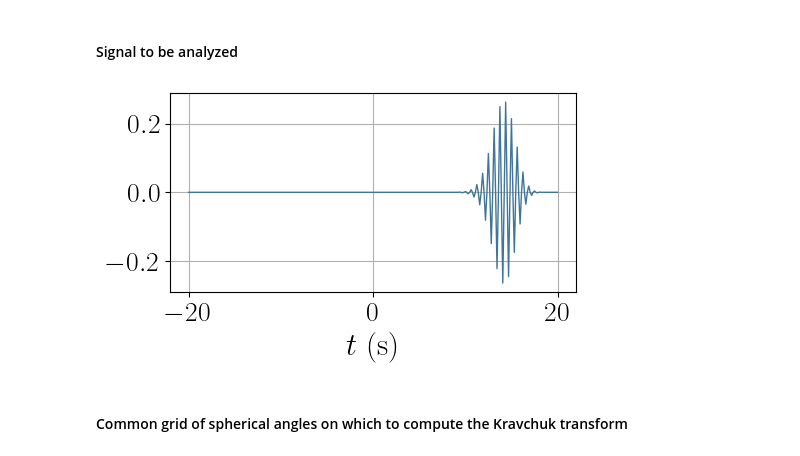
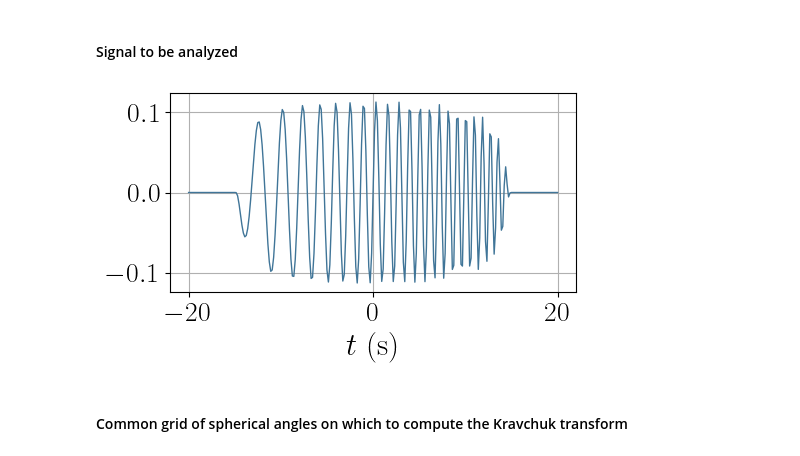
Before and after one commit to GRETSI-2025/GRETSI25_Label-Argent_Transformee-de-Kravchuk-realignee-implementation-efficace-et-illustration, a Jupyter notebook: notebooks/kravchuk-aligned-transform.ipynb, the cells around one changed output. Saved outputs shown, nothing was run; the diff lists cells and outputs as text; code cells hidden in the pictures.

```diff
--- a/notebooks/kravchuk-aligned-transform.ipynb
+++ b/notebooks/kravchuk-aligned-transform.ipynb
@@ -16,17 +16,16 @@ observe        = 20
 # %% [markdown]
 #### Signal to be analyzed
 # %%
-# spherical coordinates parameterizing the coherent state
-theta          = 3*np.pi/4
-phi            = np.pi/2
+# duration of the chirp
+duration = 15
 
 # coherent state
-signal,time_t  = the_noisy_coherent_state(N,observe = observe, theta = theta, phi = phi, snr = snr)
+signal,time_t  = the_noisy_chirp(N,observe = observe, duration = duration, snr = snr)
 
 # display the real part of the signal
 time_t         = display_signal(signal,time_t)
 # %% [output]
-[figure, old version]
+[figure, new version]
 # %% [markdown]
 #### Common grid of spherical angles on which to compute the Kravchuk transform
 # %%
```
Also changed, not shown: parts of 8 cells of this notebook.
